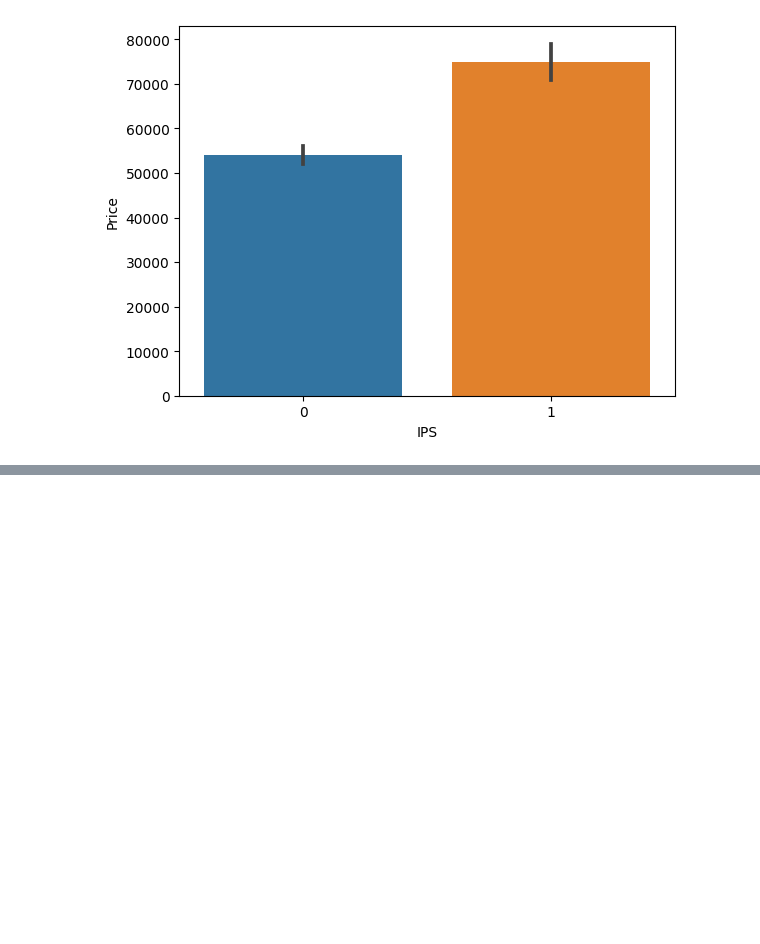
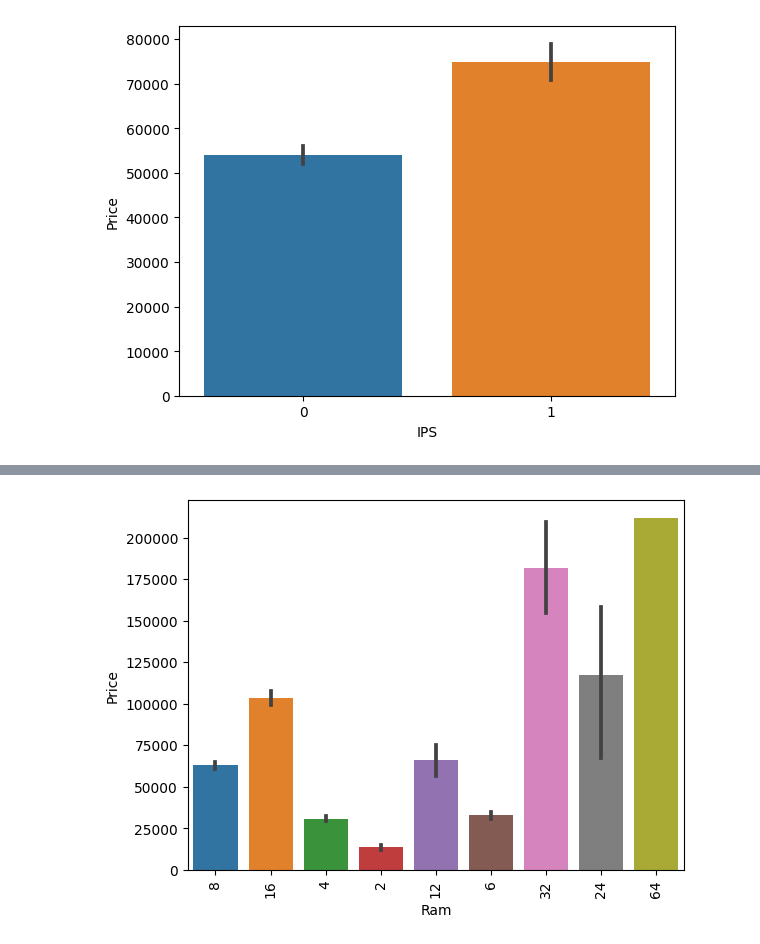
Before and after one commit to beniamine3155/laptop_price_predictor, a Jupyter notebook: laptop_price_predict.ipynb, the cells around one changed output, grey strips where cells are left out. Cells and saved outputs as stored; diff of their text form; code cells hidden in the pictures; blank space fills up the shorter version.

```diff
--- a/laptop_price_predict.ipynb
+++ b/laptop_price_predict.ipynb
@@ -281,0 +422,6 @@ df.head()
+# %%
+sns.barplot(x=df['Ram'],y=df['Price'])
+plt.xticks(rotation='vertical')
+plt.show()
+# %% [output]
+[figure, added]
```
Also changed, not shown: parts of 51 cells of this notebook.
